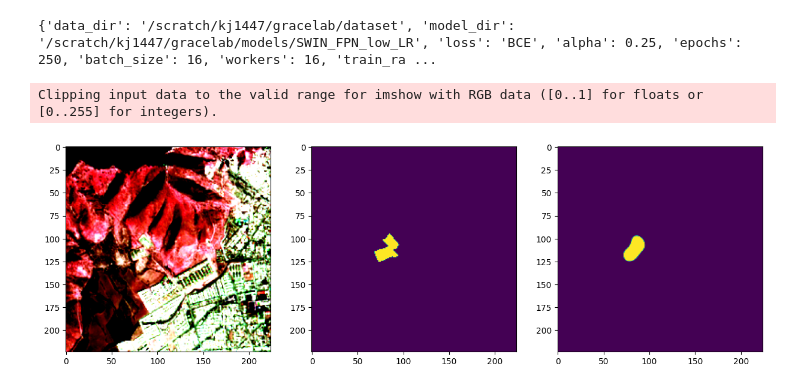
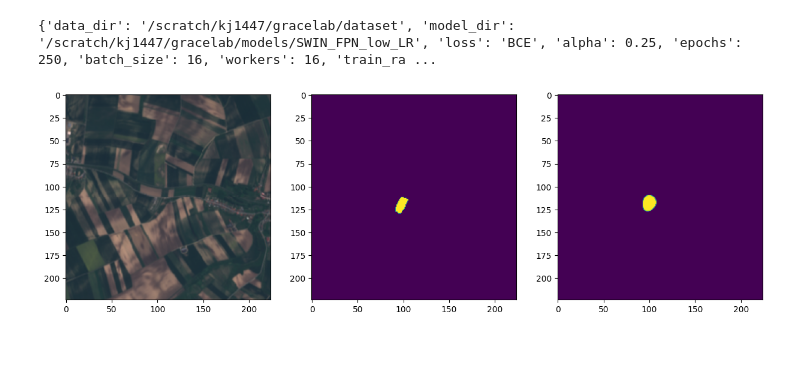
Before and after one commit to Lindsay-Lab/substation-seg, a Jupyter notebook: inference.ipynb, the cells around one changed output. Cells and saved outputs as stored; diff of their text form; code cells hidden in the pictures; blank space fills up the shorter version.

Commit message:
fixed image normalization

```diff
--- a/inference.ipynb
+++ b/inference.ipynb
@@ -69,14 +69,20 @@ val_dataloader_iter = iter(val_dataloader)
 # %%
 with torch.no_grad():
     model.eval()
     batch = next(val_dataloader_iter)
     data, target = batch[0].to(device).float(), batch[1].to(device)
     output,loss = model(data, target)
 
+    if args.use_timepoints:
+        data = data[:,0:3,:,:]
+
+    if args.normalizing_type == 'zscore':
+        data = data*args.stds[[3,2,1],:,:] + args.means[[3,2,1],:,:]
+        data = data/4000
+
     fig, axs = plt.subplots(1,3, figsize = (15,15))
-    axs[0].imshow(data[0,[3,2,1],:,:].permute(1,2,0))
+    axs[0].imshow(data[0,[0,1,2],:,:].permute(1,2,0))
     axs[1].imshow(target[0].permute(1,2,0))
     axs[2].imshow(output[0].permute(1,2,0))
 # %% [output]
-Clipping input data to the valid range for imshow with RGB data ([0..1] for floats or [0..255] for integers).
-[figure, old version]
+[figure, new version]
```
